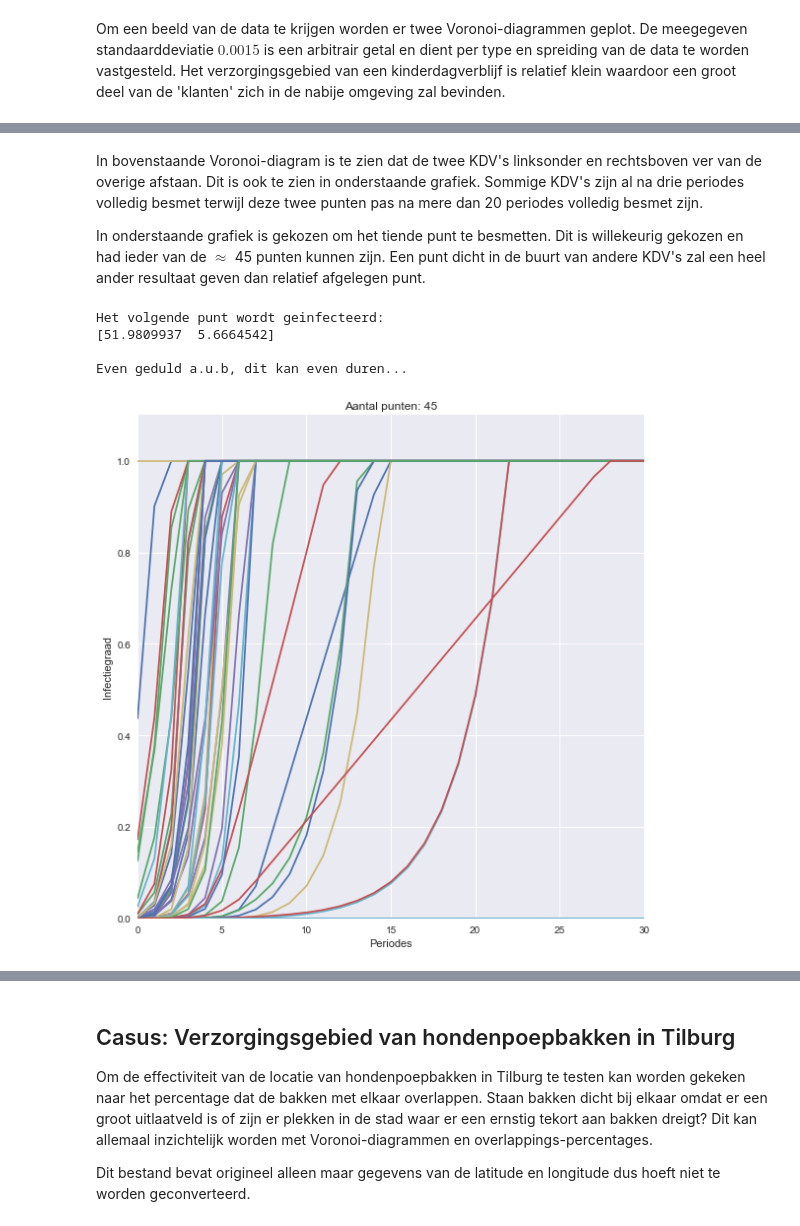
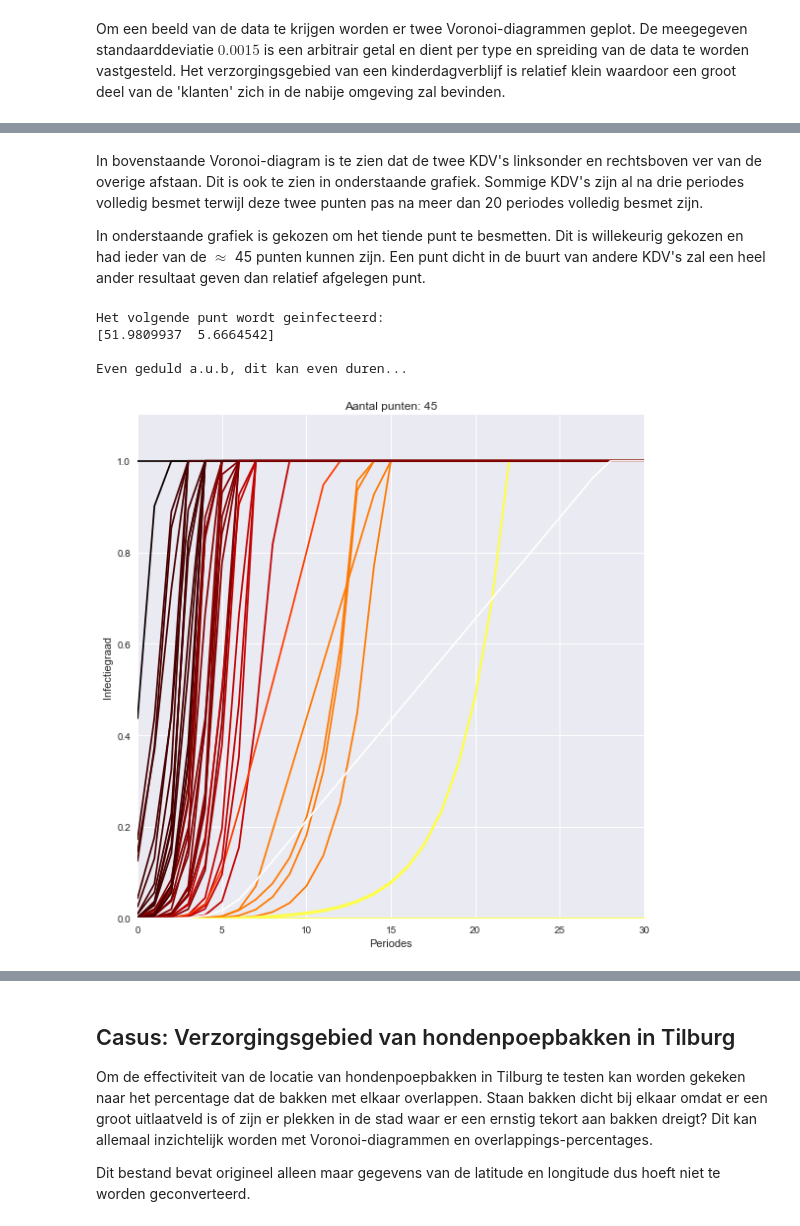
Before and after one commit to Denbergvanthijs/IPASS, a Jupyter notebook: app.ipynb, the cells around one changed output, grey strips where cells are left out. Drawn from its saved outputs; the diff is of its cells as text; code cells hidden in the pictures.

Commit message:
Kaart plots verbeterd, nu met kleuren. Functies gesplitst. Versie 2019.7.1.2 op Pypi

```diff
--- a/app.ipynb
+++ b/app.ipynb
@@ -177,19 +180,18 @@ plot.voronoi(punten, 0, 0.0015, tekst=True, ellipse=True)
 # %% [markdown]
-In bovenstaande Voronoi-diagram is te zien dat de twee KDV's linksonder en rechtsboven ver van de overige afstaan. Dit is ook te zien in onderstaande grafiek. Sommige KDV's zijn al na drie periodes volledig besmet terwijl deze twee punten pas na mere dan 20 periodes volledig besmet zijn.
+In bovenstaande Voronoi-diagram is te zien dat de twee KDV's linksonder en rechtsboven ver van de overige afstaan. Dit is ook te zien in onderstaande grafiek. Sommige KDV's zijn al na drie periodes volledig besmet terwijl deze twee punten pas na meer dan 20 periodes volledig besmet zijn.
 
 In onderstaande grafiek is gekozen om het tiende punt te besmetten. Dit is willekeurig gekozen en had ieder van de $\approx$ 45 punten kunnen zijn. Een punt dicht in de buurt van andere KDV's zal een heel ander resultaat geven dan relatief afgelegen punt.
 # %%
-punten = coordinaten.values[:, :]  # DataFrame omzetten naar NP-array
 infectie = 10
 
 inputVector = np.zeros(punten.shape[0])  # Array met 0-en even lang als het aantal punten
 inputVector[infectie]  = 1
 print(f"Het volgende punt wordt geinfecteerd: \n{punten[infectie]}\n")
 
 plot.verloop(punten, inputVector.T, 30, sigma=0.0015, legenda=False)
 # %% [output]
 Het volgende punt wordt geinfecteerd:
 [51.9809937  5.6664542]
 
 Even geduld a.u.b, dit kan even duren...
-[figure, old version]
+[figure, new version]
```
Also changed, not shown: parts of 26 cells of this notebook, 25 other files.
